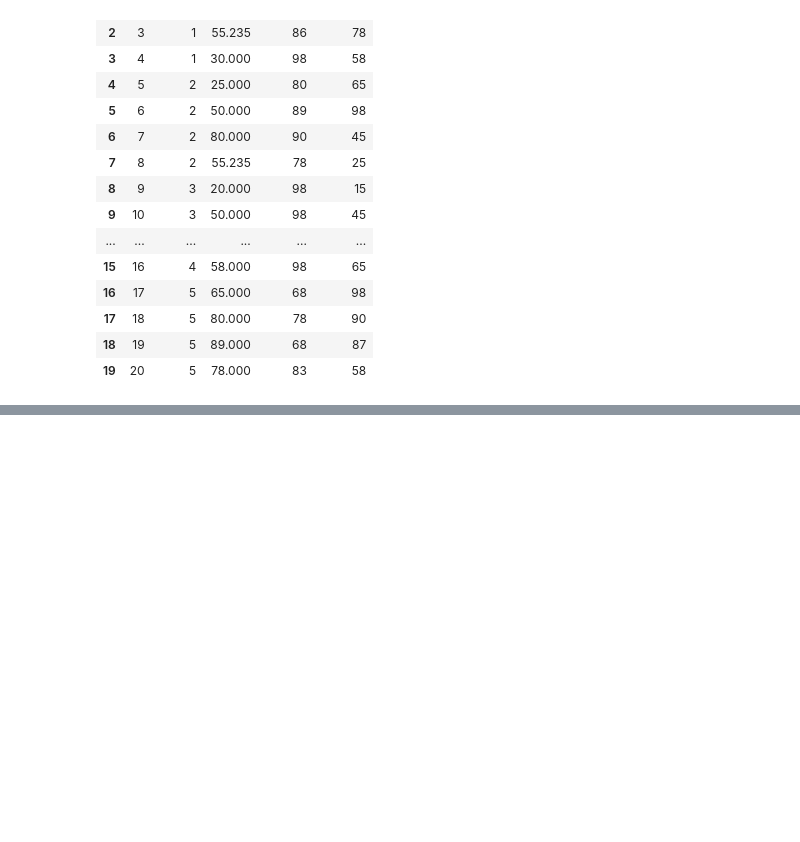
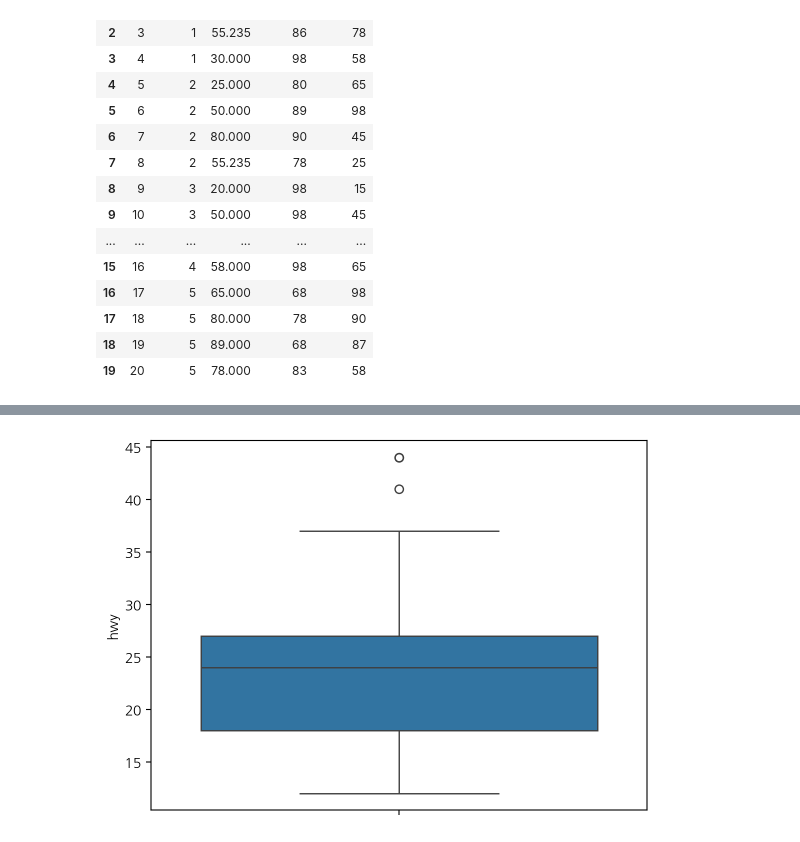
Before and after one commit to jw13k/2024-1-my-BDA, a Jupyter notebook: inclass/06W_0409_B_ch07_missingvalue_outlier.ipynb, the cells around one changed output, grey strips where cells are left out. Cells and saved outputs as stored; diff of their text form; code cells hidden in the pictures; blank space fills up the shorter version.

```diff
--- a/inclass/06W_0409_B_ch07_missingvalue_outlier.ipynb
+++ b/inclass/06W_0409_B_ch07_missingvalue_outlier.ipynb
@@ -615,0 +770,4 @@ exam
+# %%
+import pandas as pd
+mpg = pd.read_csv('data/mpg.csv')
+mpg.sample(5)
@@ -615,0 +781,5 @@ exam
+# %%
+import seaborn as sns
+sns.boxplot(data = mpg, y = 'hwy');
+# %% [output]
+[figure, added]
```
Also changed, not shown: parts of 43 cells of this notebook.
